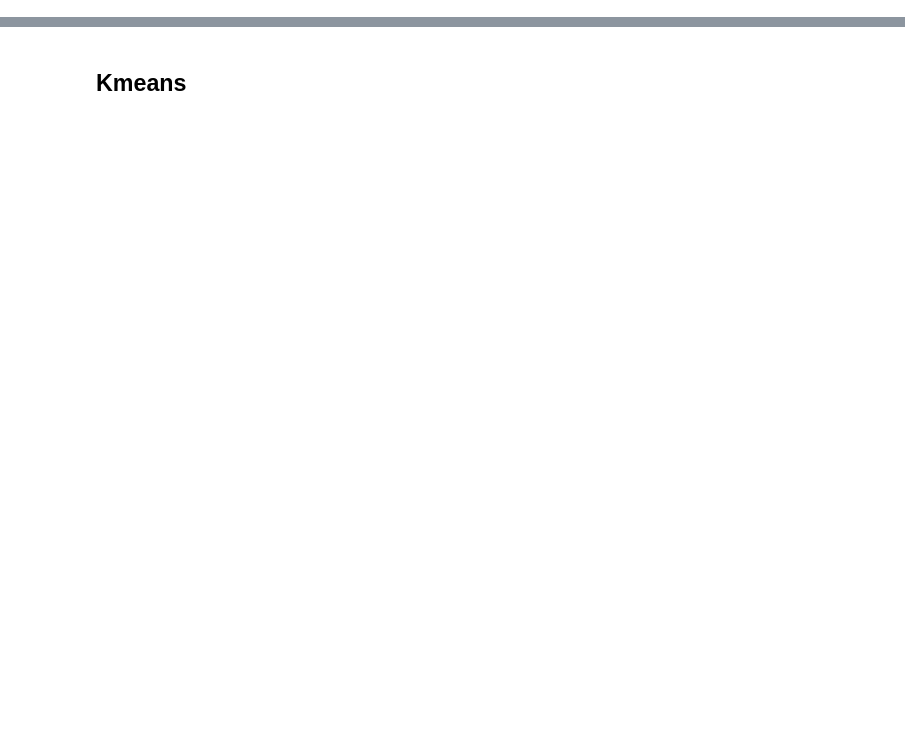
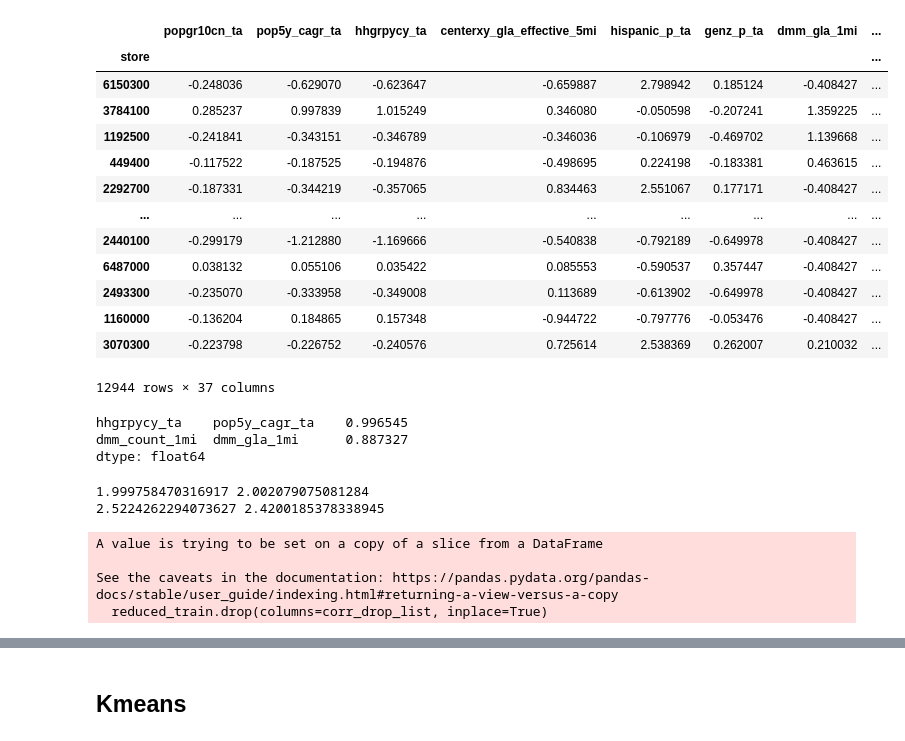
Before and after one commit to mozhao0331/Restaurant_Segmentation_Analysis, a Jupyter notebook: doc/subway/initial_model_sub.ipynb, the cells around one changed output, grey strips where cells are left out. Saved outputs shown, nothing was run; the diff lists cells and outputs as text; code cells hidden in the pictures; blank space fills up the shorter version.

```diff
--- a/doc/subway/initial_model_sub.ipynb
+++ b/doc/subway/initial_model_sub.ipynb
@@ -82,0 +233,7 @@ column_names.sort()
+# %%
+pca_2_features = count.index.tolist()
+# %%
+pca_2_feature_weight = pd.Series(np.sum(W, axis=0), index=transformed_features.columns)
+pca_2_feature_weight.sort_values(ascending=False, inplace=True)
+pca_2_feature_weight = pca_feature_weight.filter(items=pca_2_features, axis=0)
+pca_2_feature_weight
@@ -82,0 +258,24 @@ column_names.sort()
+# %%
+pca_2_feature_weight = pca_2_feature_weight.sort_values(ascending=False)
+important_features_2 = pca_2_feature_weight[:40].index.tolist()
+# %%
+important_features = list(set(important_features + important_features_2))
+# %%
+reduced_train = reduced_train[important_features]
+reduced_test = reduced_test[important_features]
+reduced_train
+# %% [output]
+|  | popgr10cn_ta | pop5y_cagr_ta | hhgrpycy_ta | centerxy_gla_effective_5mi | hispanic_p_ta | genz_p_ta | dmm_gla_1mi | ... |
+| store |  |  |  |  |  |  |  | ... |
+| 6150300 | -0.248036 | -0.629070 | -0.623647 | -0.659887 | 2.798942 | 0.185124 | -0.408427 | ... |
+| 3784100 | 0.285237 | 0.997839 | 1.015249 | 0.346080 | -0.050598 | -0.207241 | 1.359225 | ... |
+| 1192500 | -0.241841 | -0.343151 | -0.346789 | -0.346036 | -0.106979 | -0.469702 | 1.139668 | ... |
+| 449400 | -0.117522 | -0.187525 | -0.194876 | -0.498695 | 0.224198 | -0.183381 | 0.463615 | ... |
+| 2292700 | -0.187331 | -0.344219 | -0.357065 | 0.834463 | 2.551067 | 0.177171 | -0.408427 | ... |
+| ... | ... | ... | ... | ... | ... | ... | ... | ... |
+| 2440100 | -0.299179 | -1.212880 | -1.169666 | -0.540838 | -0.792189 | -0.649978 | -0.408427 | ... |
+| 6487000 | 0.038132 | 0.055106 | 0.035422 | 0.085553 | -0.590537 | 0.357447 | -0.408427 | ... |
+| 2493300 | -0.235070 | -0.333958 | -0.349008 | 0.113689 | -0.613902 | -0.649978 | -0.408427 | ... |
+| 1160000 | -0.136204 | 0.184865 | 0.157348 | -0.944722 | -0.797776 | -0.053476 | -0.408427 | ... |
+| 3070300 | -0.223798 | -0.226752 | -0.240576 | 0.725614 | 2.538369 | 0.262007 | 0.210032 | ... |
+12944 rows × 37 columns
@@ -82,0 +289,12 @@ column_names.sort()
+# %%
+correlated_pairs[:20:2]
+# %% [output]
+hhgrpycy_ta    pop5y_cagr_ta    0.996545
+dmm_count_1mi  dmm_gla_1mi      0.887327
+dtype: float64
+# %%
+print(pca_feature_weight['pop5y_cagr_ta'], pca_feature_weight['hhgrpycy_ta'])
+print(pca_feature_weight['dmm_gla_1mi'], pca_feature_weight['dmm_count_1mi'])
+# %% [output]
+1.999758470316917 2.002079075081284
+2.5224262294073627 2.4200185378338945
@@ -82,0 +303,8 @@ column_names.sort()
+# %%
+reduced_train.drop(columns=corr_drop_list, inplace=True)
+reduced_test.drop(columns=corr_drop_list, inplace=True)
+# %% [output]
+A value is trying to be set on a copy of a slice from a DataFrame
+
+See the caveats in the documentation: https://pandas.pydata.org/pandas-docs/stable/user_guide/indexing.html#returning-a-view-versus-a-copy
+  reduced_train.drop(columns=corr_drop_list, inplace=True)
```
Also changed, not shown: parts of 63 cells of this notebook.
